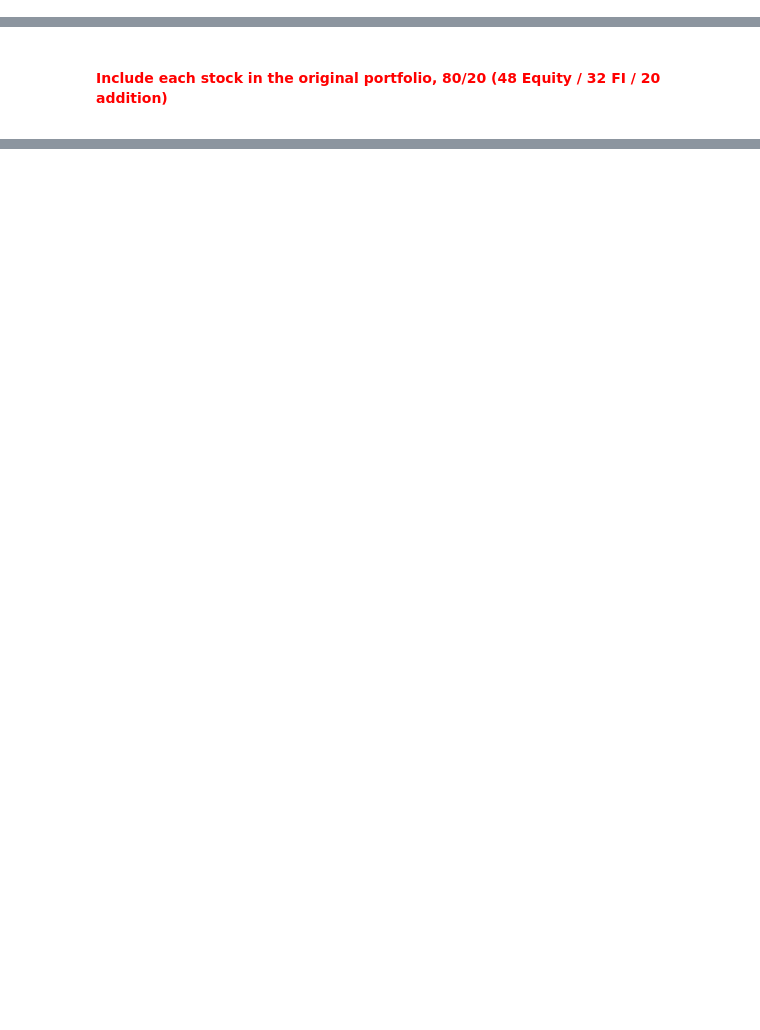
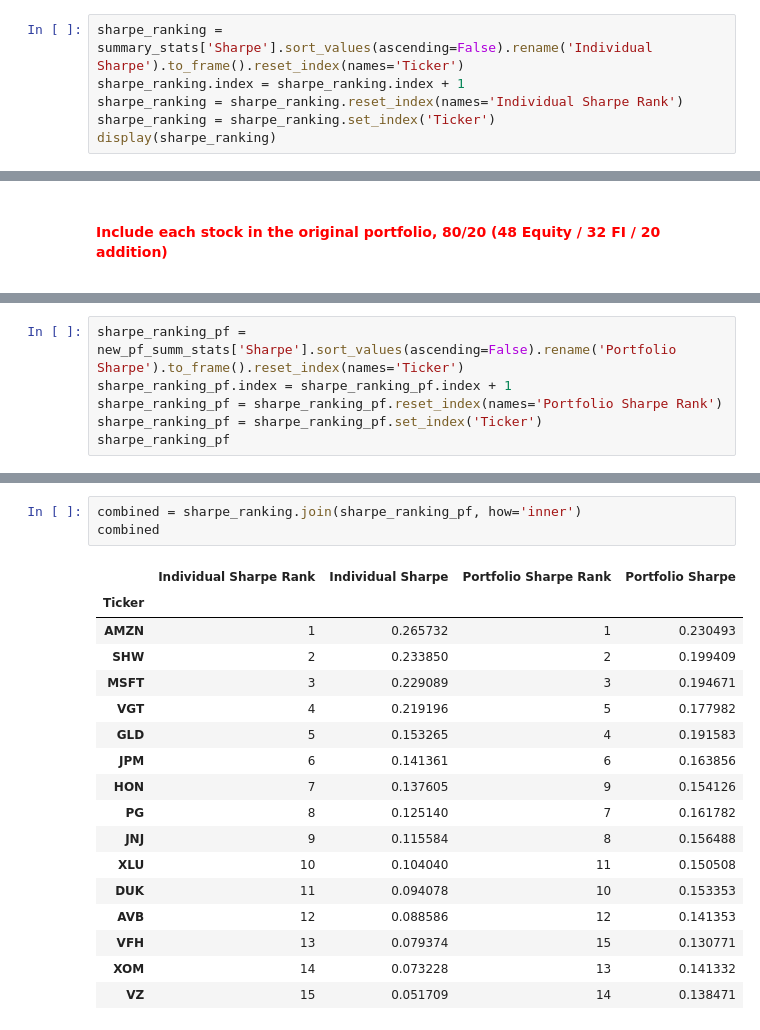
Before and after one commit to MarkAngeloMP/Low-Tide-Capital-Management, a Jupyter notebook: notebooks/w1_data_exploration.ipynb, the cells around one changed output, grey strips where cells are left out. Cells and saved outputs as stored; diff of their text form; blank space fills up the shorter version.

```diff
--- a/notebooks/w1_data_exploration.ipynb
+++ b/notebooks/w1_data_exploration.ipynb
@@ -125,0 +144,6 @@ summary_stats
+# %%
+sharpe_ranking = summary_stats['Sharpe'].sort_values(ascending=False).rename('Individual Sharpe').to_frame().reset_index(names='Ticker')
+sharpe_ranking.index = sharpe_ranking.index + 1
+sharpe_ranking = sharpe_ranking.reset_index(names='Individual Sharpe Rank')
+sharpe_ranking = sharpe_ranking.set_index('Ticker')
+display(sharpe_ranking)
@@ -131,0 +210,6 @@ summary_stats
+# %%
+sharpe_ranking_pf = new_pf_summ_stats['Sharpe'].sort_values(ascending=False).rename('Portfolio Sharpe').to_frame().reset_index(names='Ticker')
+sharpe_ranking_pf.index = sharpe_ranking_pf.index + 1
+sharpe_ranking_pf = sharpe_ranking_pf.reset_index(names='Portfolio Sharpe Rank')
+sharpe_ranking_pf = sharpe_ranking_pf.set_index('Ticker')
+sharpe_ranking_pf
@@ -131,0 +234,21 @@ summary_stats
+# %%
+combined = sharpe_ranking.join(sharpe_ranking_pf, how='inner')
+combined
+# %% [output]
+|  | Individual Sharpe Rank | Individual Sharpe | Portfolio Sharpe Rank | Portfolio Sharpe |
+| Ticker |  |  |  |  |
+| AMZN | 1 | 0.265732 | 1 | 0.230493 |
+| SHW | 2 | 0.233850 | 2 | 0.199409 |
+| MSFT | 3 | 0.229089 | 3 | 0.194671 |
+| VGT | 4 | 0.219196 | 5 | 0.177982 |
+| GLD | 5 | 0.153265 | 4 | 0.191583 |
+| JPM | 6 | 0.141361 | 6 | 0.163856 |
+| HON | 7 | 0.137605 | 9 | 0.154126 |
+| PG | 8 | 0.125140 | 7 | 0.161782 |
+| JNJ | 9 | 0.115584 | 8 | 0.156488 |
+| XLU | 10 | 0.104040 | 11 | 0.150508 |
+| DUK | 11 | 0.094078 | 10 | 0.153353 |
+| AVB | 12 | 0.088586 | 12 | 0.141353 |
+| VFH | 13 | 0.079374 | 15 | 0.130771 |
+| XOM | 14 | 0.073228 | 13 | 0.141332 |
+| VZ | 15 | 0.051709 | 14 | 0.138471 |
```
Also changed, not shown: parts of 11 cells of this notebook.
